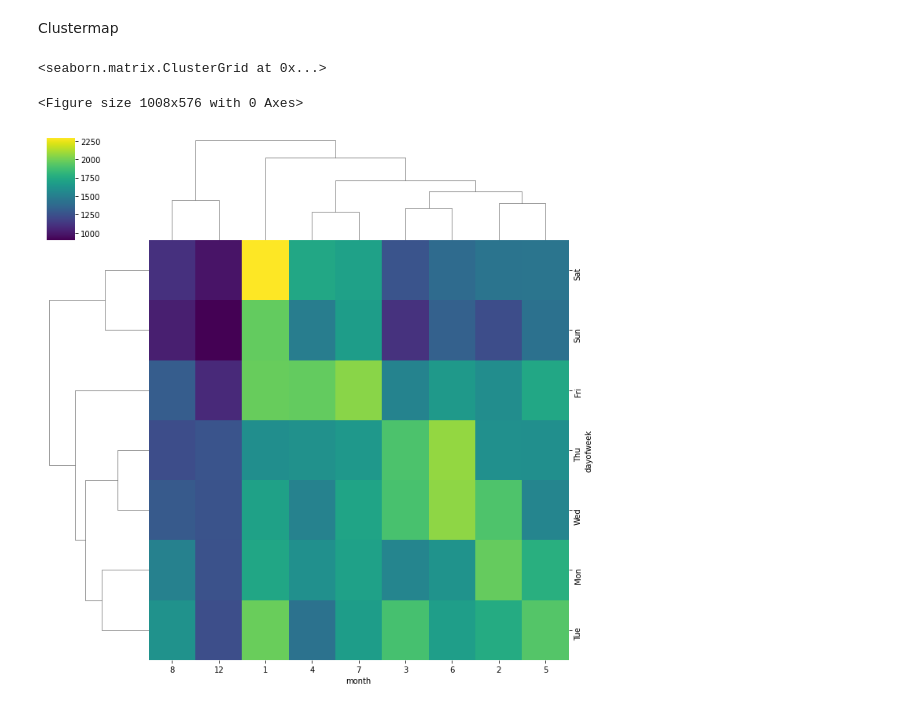
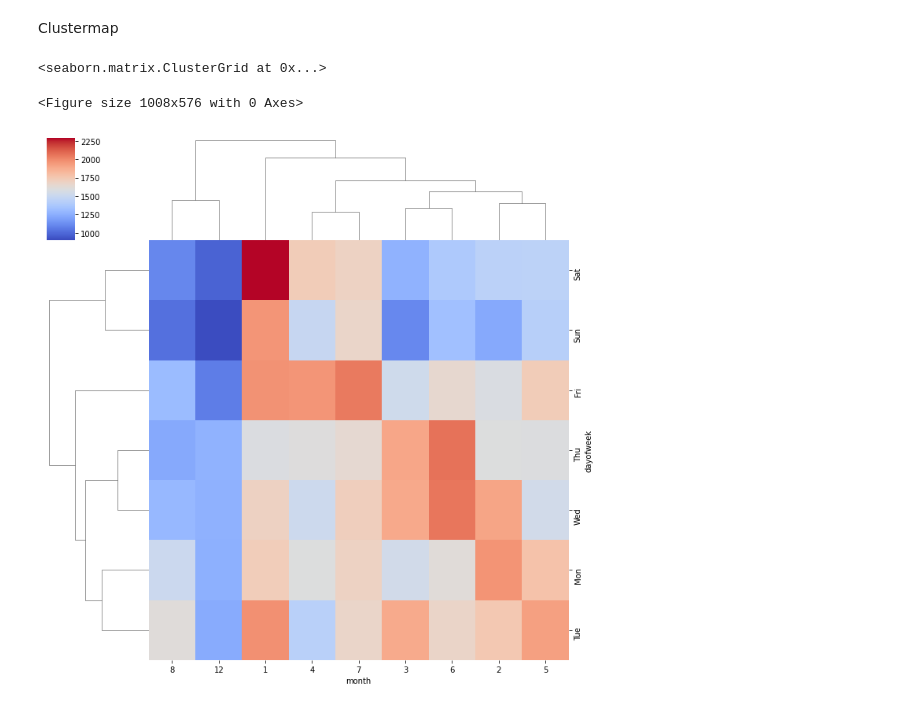
Before and after one commit to Amogh-Borikar/Case4-911-Calls-Data-Analysis-with-Python, a Jupyter notebook: 911_Calls_Project_Report.ipynb, the cells around one changed output. Saved outputs shown, nothing was run; the diff lists cells and outputs as text; code cells hidden in the pictures.

```diff
--- a/911_Calls_Project_Report.ipynb
+++ b/911_Calls_Project_Report.ipynb
@@ -299,8 +299,8 @@ sns.heatmap(daymonth,cmap='viridis')
 Clustermap
 # %%
 plt.figure(figsize=(14,8))
-sns.clustermap(daymonth,cmap='viridis')
+sns.clustermap(daymonth,cmap='coolwarm')
 # %% [output]
 <seaborn.matrix.ClusterGrid at 0x...>
 <Figure size 1008x576 with 0 Axes>
-[figure, old version]
+[figure, new version]
```
Also changed, not shown: parts of 3 cells of this notebook.
